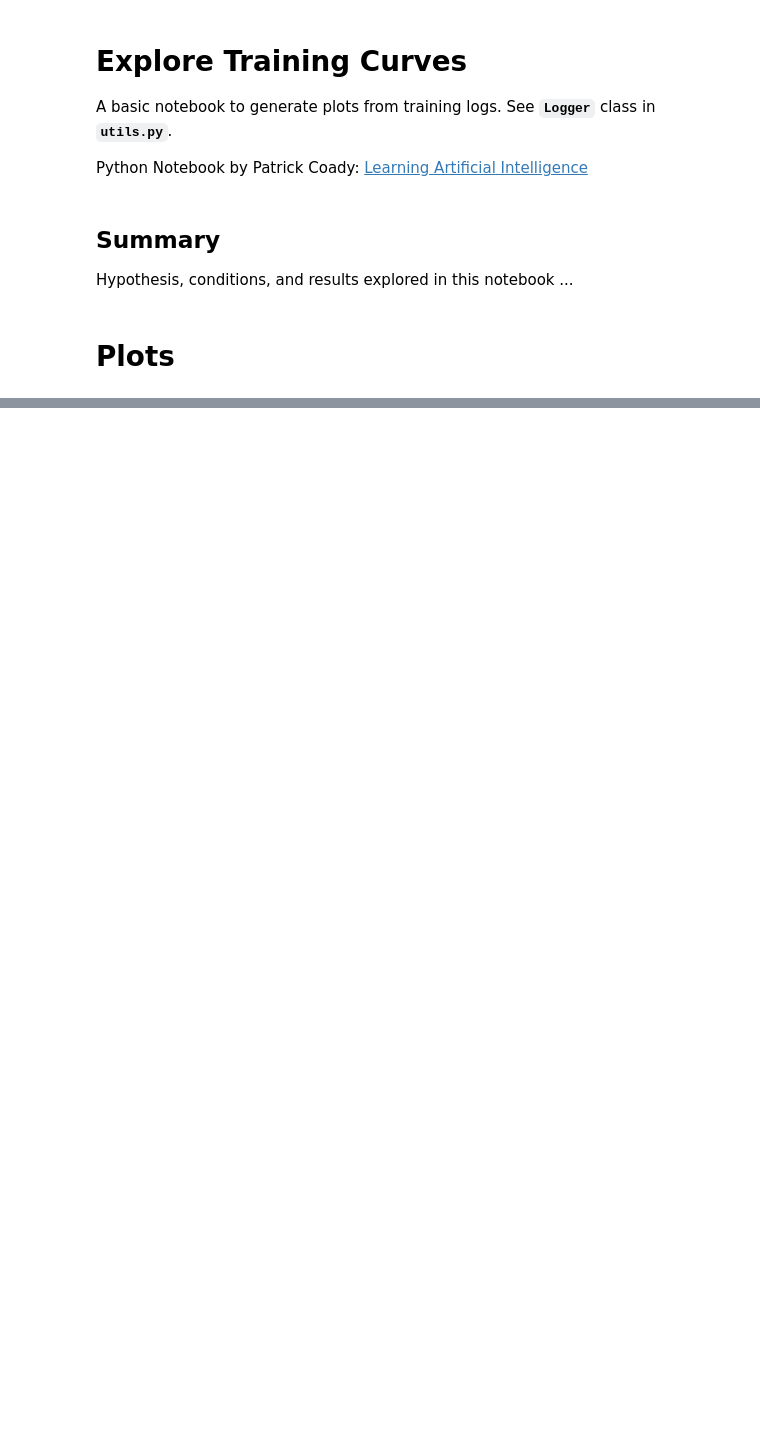
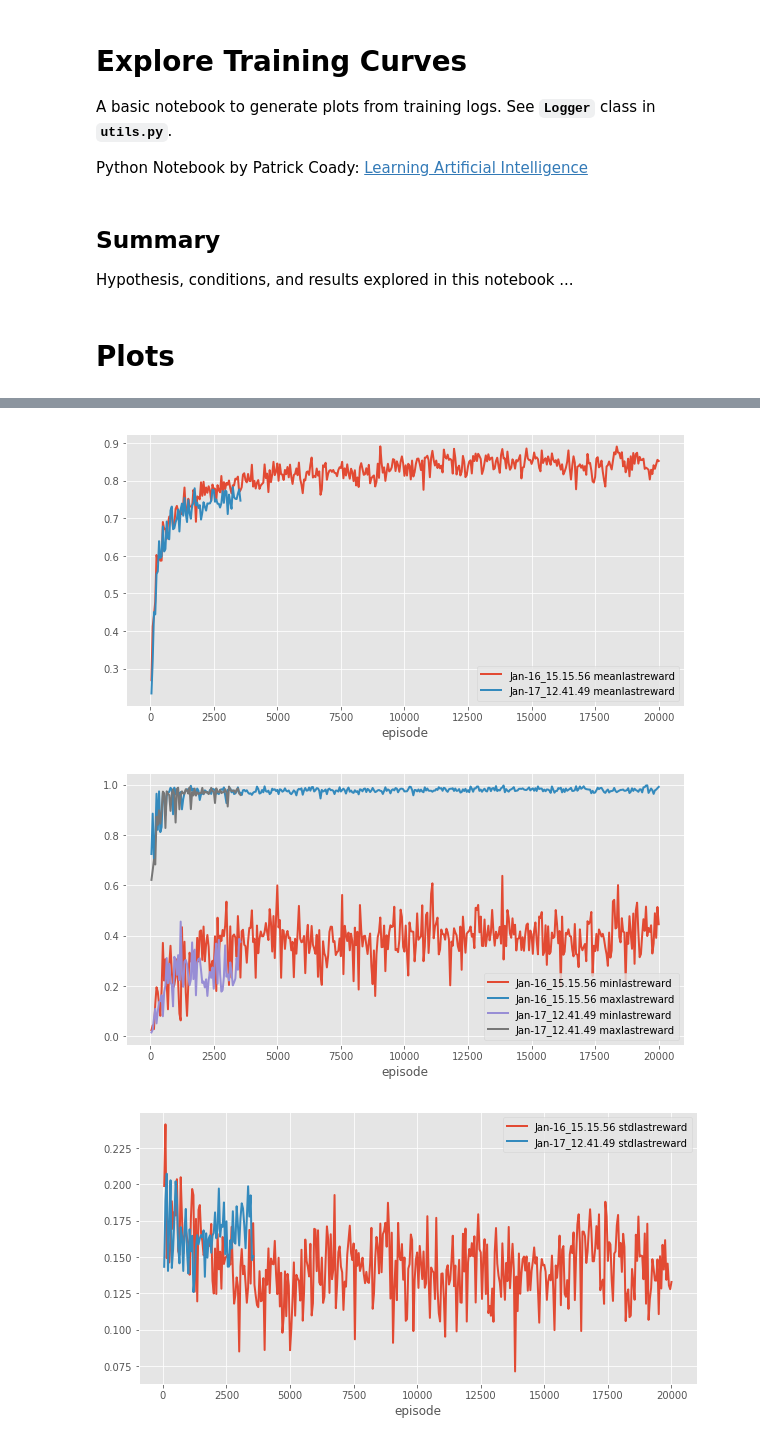
Before and after one commit to benquick123/CACLA-python, a Jupyter notebook: CACLA code/view_training.ipynb, the cells around one changed output, grey strips where cells are left out. Saved outputs shown, nothing was run; the diff lists cells and outputs as text; code cells hidden in the pictures; blank space fills up the shorter version.

```diff
--- a/CACLA code/view_training.ipynb
+++ b/CACLA code/view_training.ipynb
@@ -65,3 +65,11 @@ df_plot(data, '_episode', ['Steps'])
+# %%
+df_plot(data, "_episode", ["mean_last_reward"])
+df_plot(data, "_episode", ["_min_last_reward", "_max_last_reward"])
+df_plot(data, "_episode", ["_std_last_reward"])
+# %% [output]
+[figure, added]
+[figure, added]
+[figure, added]
 # %%
 df_plot(data, '_episode', ['policy_lr', "value_lr"])
 df_plot(data, '_episode', ["exploration_factor"])
```
Also changed, not shown: parts of 5 cells of this notebook, 9 other files.
